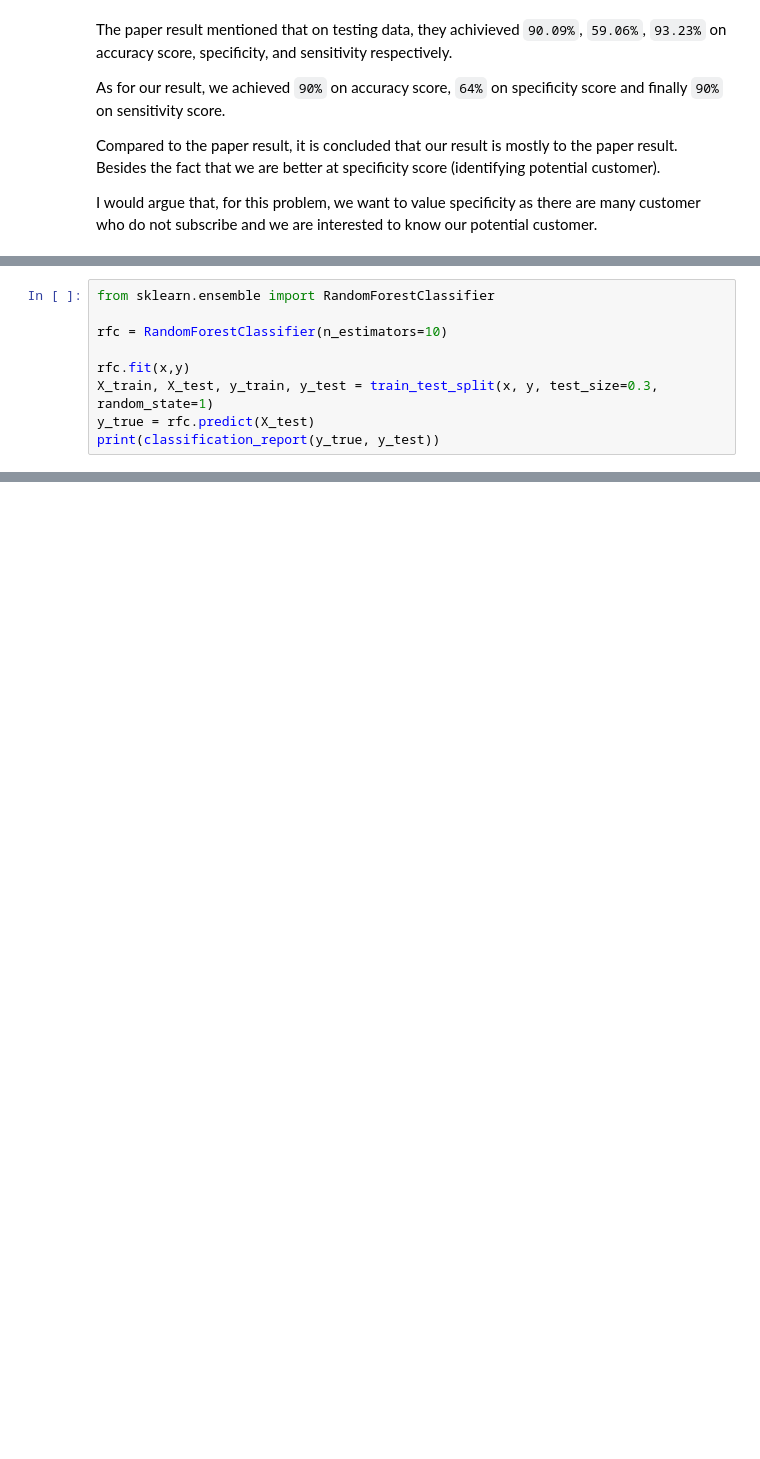
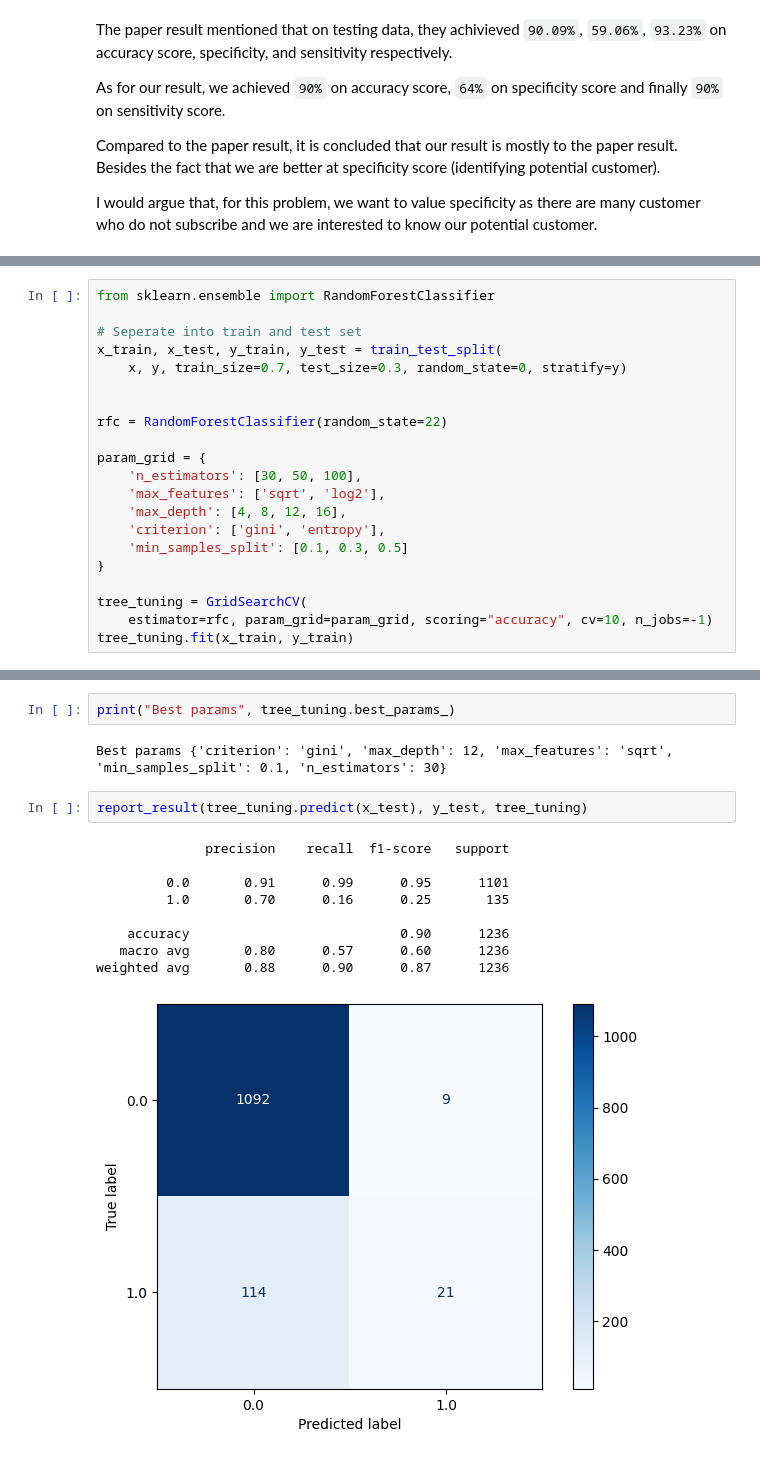
Before and after one commit to longtv2222/bank-investment-prediction, a Jupyter notebook: notebook.ipynb, the cells around one changed output, grey strips where cells are left out. Cells and saved outputs as stored; diff of their text form; blank space fills up the shorter version.

```diff
--- a/notebook.ipynb
+++ b/notebook.ipynb
@@ -321,9 +320,0 @@ This Paper found that using the RandomForest model it had an accuracy of `94.02%
-# %%
-from sklearn.ensemble import RandomForestClassifier
-
-rfc = RandomForestClassifier(n_estimators=10)
-
-rfc.fit(x,y)
-X_train, X_test, y_train, y_test = train_test_split(x, y, test_size=0.3, random_state=1)
-y_true = rfc.predict(X_test)
-print(classification_report(y_true, y_test))
@@ -341,0 +321,21 @@ The recall score for this model is `99%` and the f1-score is `94%`. Although the
+# %%
+from sklearn.ensemble import RandomForestClassifier
+
+# Seperate into train and test set
+x_train, x_test, y_train, y_test = train_test_split(
+    x, y, train_size=0.7, test_size=0.3, random_state=0, stratify=y)
+
+
+rfc = RandomForestClassifier(random_state=22)
+
+param_grid = {
+    'n_estimators': [30, 50, 100],
+    'max_features': ['sqrt', 'log2'],
+    'max_depth': [4, 8, 12, 16],
+    'criterion': ['gini', 'entropy'],
+    'min_samples_split': [0.1, 0.3, 0.5]
+}
+
+tree_tuning = GridSearchCV(
+    estimator=rfc, param_grid=param_grid, scoring="accuracy", cv=10, n_jobs=-1)
+tree_tuning.fit(x_train, y_train)
@@ -341,0 +351,16 @@ The recall score for this model is `99%` and the f1-score is `94%`. Although the
+# %%
+print("Best params", tree_tuning.best_params_)
+# %% [output]
+Best params {'criterion': 'gini', 'max_depth': 12, 'max_features': 'sqrt', 'min_samples_split': 0.1, 'n_estimators': 30}
+# %%
+report_result(tree_tuning.predict(x_test), y_test, tree_tuning)
+# %% [output]
+              precision    recall  f1-score   support
+
+         0.0       0.91      0.99      0.95      1101
+         1.0       0.70      0.16      0.25       135
+
+    accuracy                           0.90      1236
+   macro avg       0.80      0.57      0.60      1236
+weighted avg       0.88      0.90      0.87      1236
+[figure, added]
```
Also changed, not shown: parts of 8 cells of this notebook.
